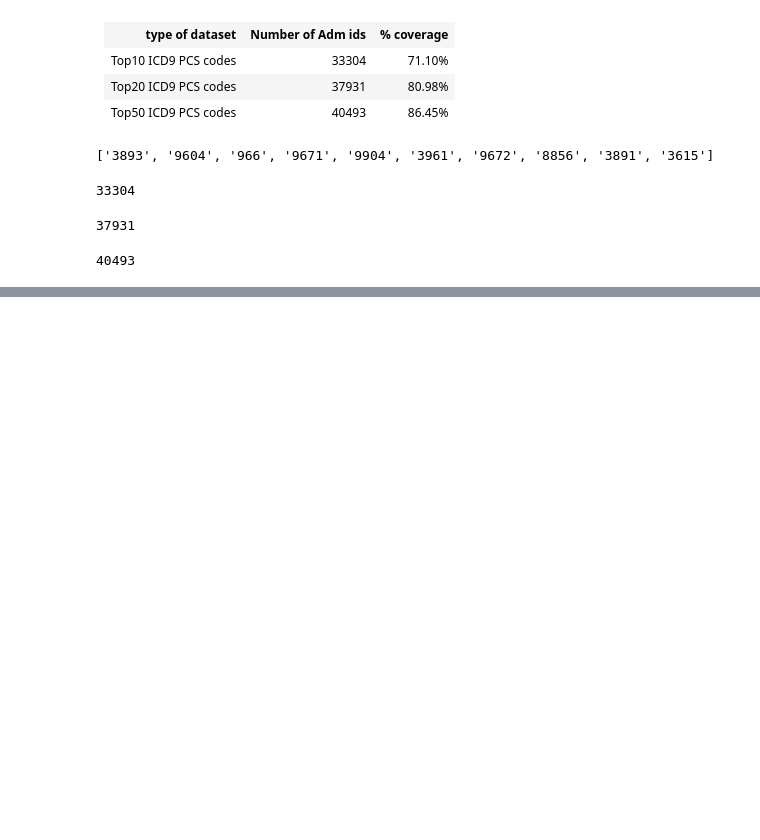
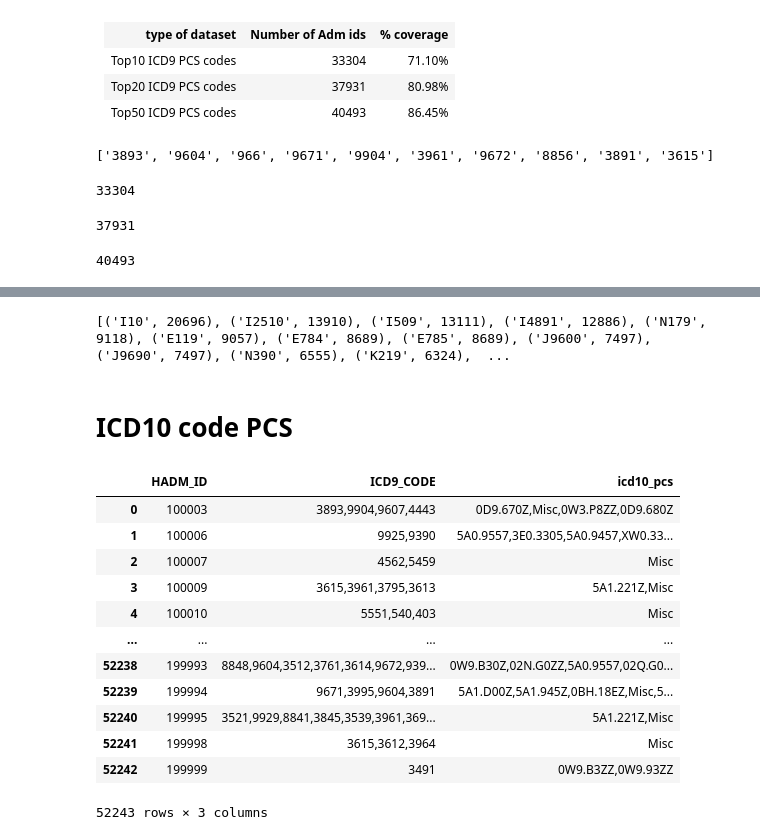
Before and after one commit to samantamrityunjay/Automatic-assignment-of-ICD10-codes, a Jupyter notebook: DataAnalysis.ipynb, the cells around one changed output, grey strips where cells are left out. Saved outputs shown, nothing was run; the diff lists cells and outputs as text; code cells hidden in the pictures; blank space fills up the shorter version.

```diff
--- a/DataAnalysis.ipynb
+++ b/DataAnalysis.ipynb
@@ -795,0 +839,6 @@ notes_icd_agg.loc[notes_icd_agg.ICD9_CODE_y.apply(lambda x:any(item in top50_icd
+# %%
+print(icd10_freq)
+# %% [output]
+[('I10', 20696), ('I2510', 13910), ('I509', 13111), ('I4891', 12886), ('N179', 9118), ('E119', 9057), ('E784', 8689), ('E785', 8689), ('J9600', 7497), ('J9690', 7497), ('N390', 6555), ('K219', 6324),  ...
+# %% [markdown]
+# ICD10 code PCS
@@ -795,0 +847,16 @@ notes_icd_agg.loc[notes_icd_agg.ICD9_CODE_y.apply(lambda x:any(item in top50_icd
+# %%
+admid_icdpcs
+# %% [output]
+|  | HADM_ID | ICD9_CODE | icd10_pcs |
+| 0 | 100003 | 3893,9904,9607,4443 | 0D9.670Z,Misc,0W3.P8ZZ,0D9.680Z |
+| 1 | 100006 | 9925,9390 | 5A0.9557,3E0.3305,5A0.9457,XW0.33... |
+| 2 | 100007 | 4562,5459 | Misc |
+| 3 | 100009 | 3615,3961,3795,3613 | 5A1.221Z,Misc |
+| 4 | 100010 | 5551,540,403 | Misc |
+| ... | ... | ... | ... |
+| 52238 | 199993 | 8848,9604,3512,3761,3614,9672,939... | 0W9.B30Z,02N.G0ZZ,5A0.9557,02Q.G0... |
+| 52239 | 199994 | 9671,3995,9604,3891 | 5A1.D00Z,5A1.945Z,0BH.18EZ,Misc,5... |
+| 52240 | 199995 | 3521,9929,8841,3845,3539,3961,369... | 5A1.221Z,Misc |
+| 52241 | 199998 | 3615,3612,3964 | Misc |
+| 52242 | 199999 | 3491 | 0W9.B3ZZ,0W9.93ZZ |
+52243 rows × 3 columns
```
Also changed, not shown: parts of 13 cells of this notebook.
